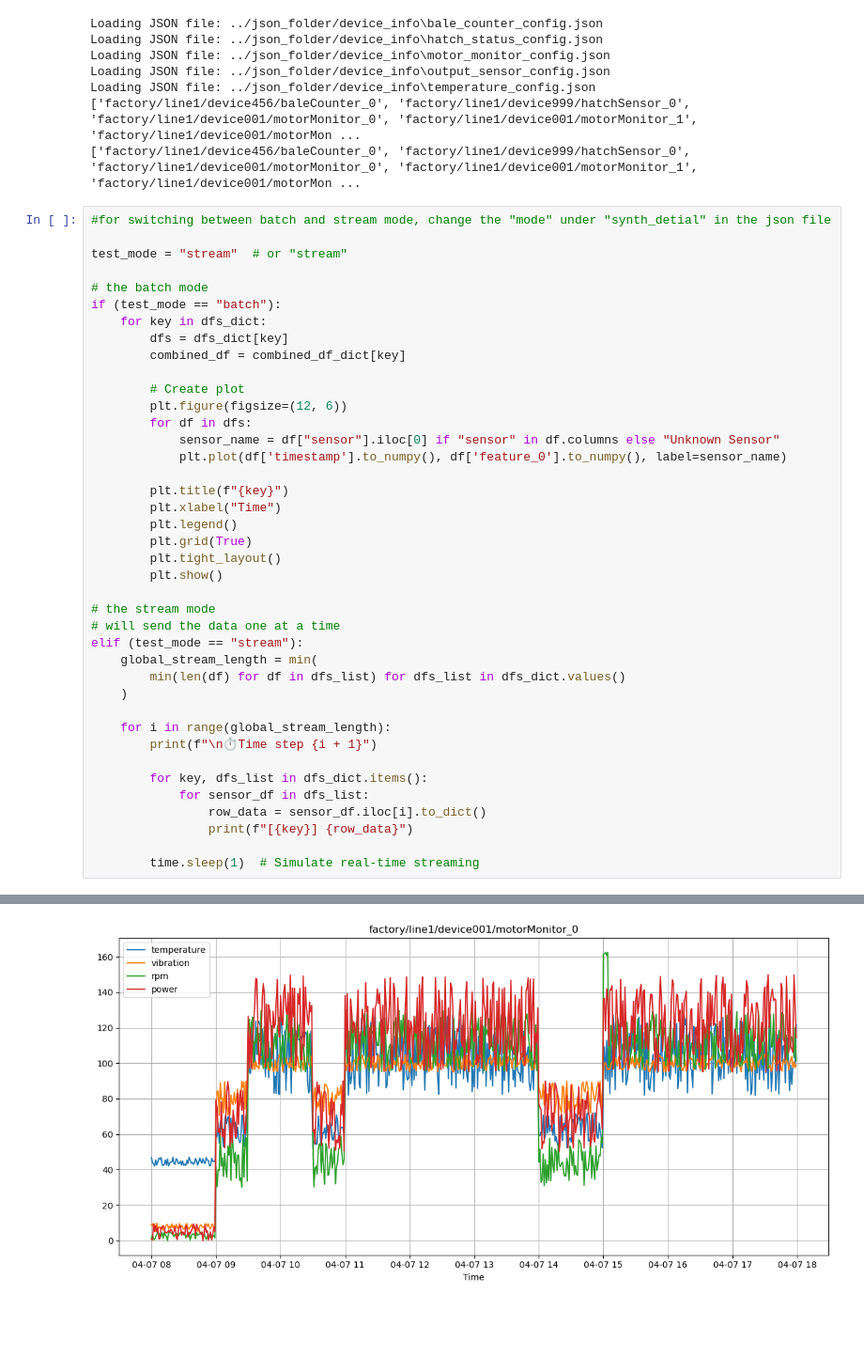
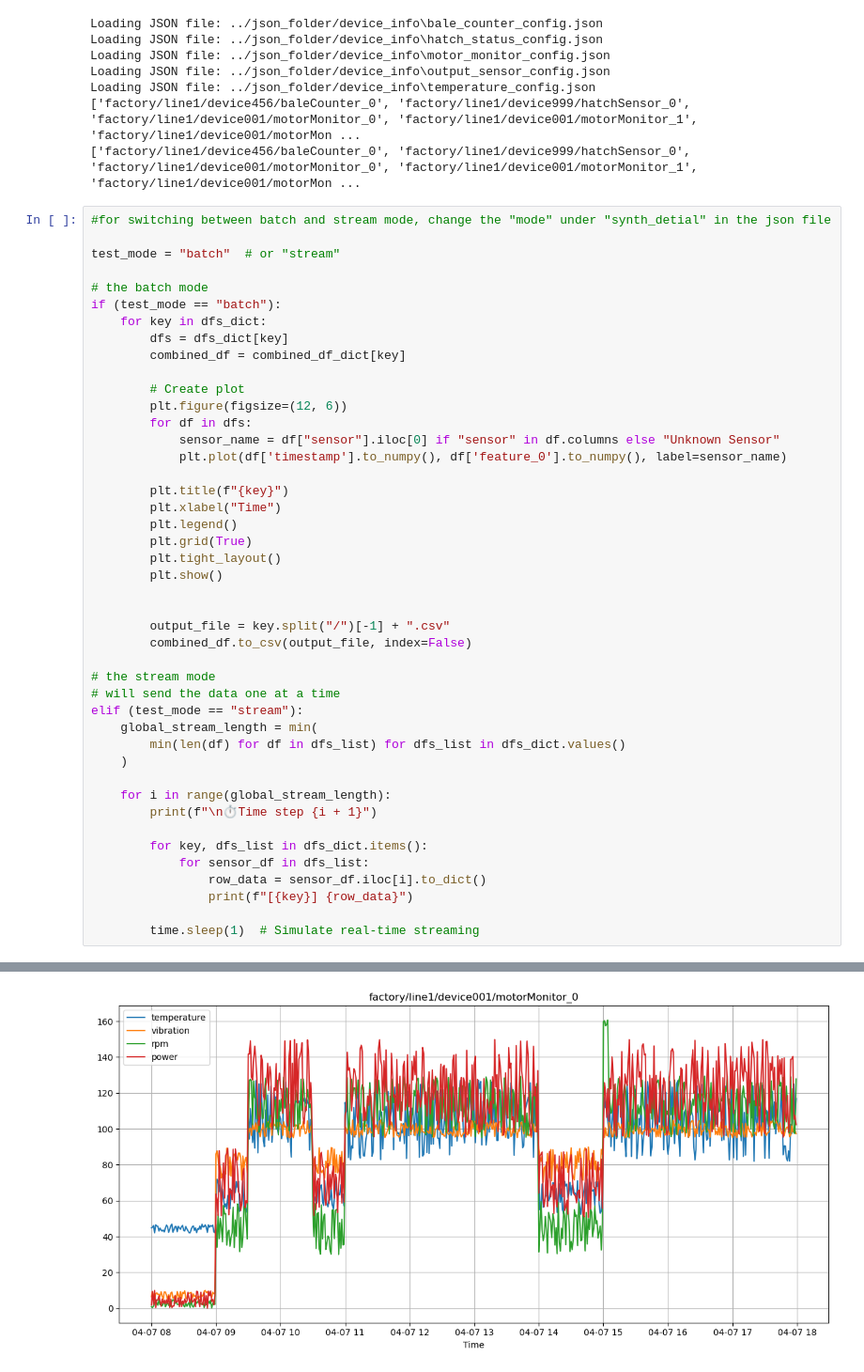
Before and after one commit to advancedbmt/anomaly-detection, a Jupyter notebook: src/multi_device.ipynb, the cells around one changed output, grey strips where cells are left out. Shown at 94% size. Saved outputs shown, nothing was run; the diff lists cells and outputs as text; blank space fills up the shorter version.

```diff
--- a/src/multi_device.ipynb
+++ b/src/multi_device.ipynb
@@ -67,7 +67,7 @@ Loading JSON file: ../json_folder/device_info\temperature_config.json
 # %%
 #for switching between batch and stream mode, change the "mode" under "synth_detial" in the json file
 
-test_mode = "stream"  # or "stream"
+test_mode = "batch"  # or "stream"
 
 # the batch mode
 if (test_mode == "batch"):
@@ -88,6 +88,10 @@ if (test_mode == "batch"):
         plt.tight_layout()
         plt.show()
 
+
+        output_file = key.split("/")[-1] + ".csv"
+        combined_df.to_csv(output_file, index=False)
+
 # the stream mode
 # will send the data one at a time
 elif (test_mode == "stream"):
@@ -109,2 +113,2 @@ elif (test_mode == "stream"):
 [figure]
-[figure, old version]
+[figure, new version]
```
Also changed, not shown: parts of 1 cell of this notebook.
